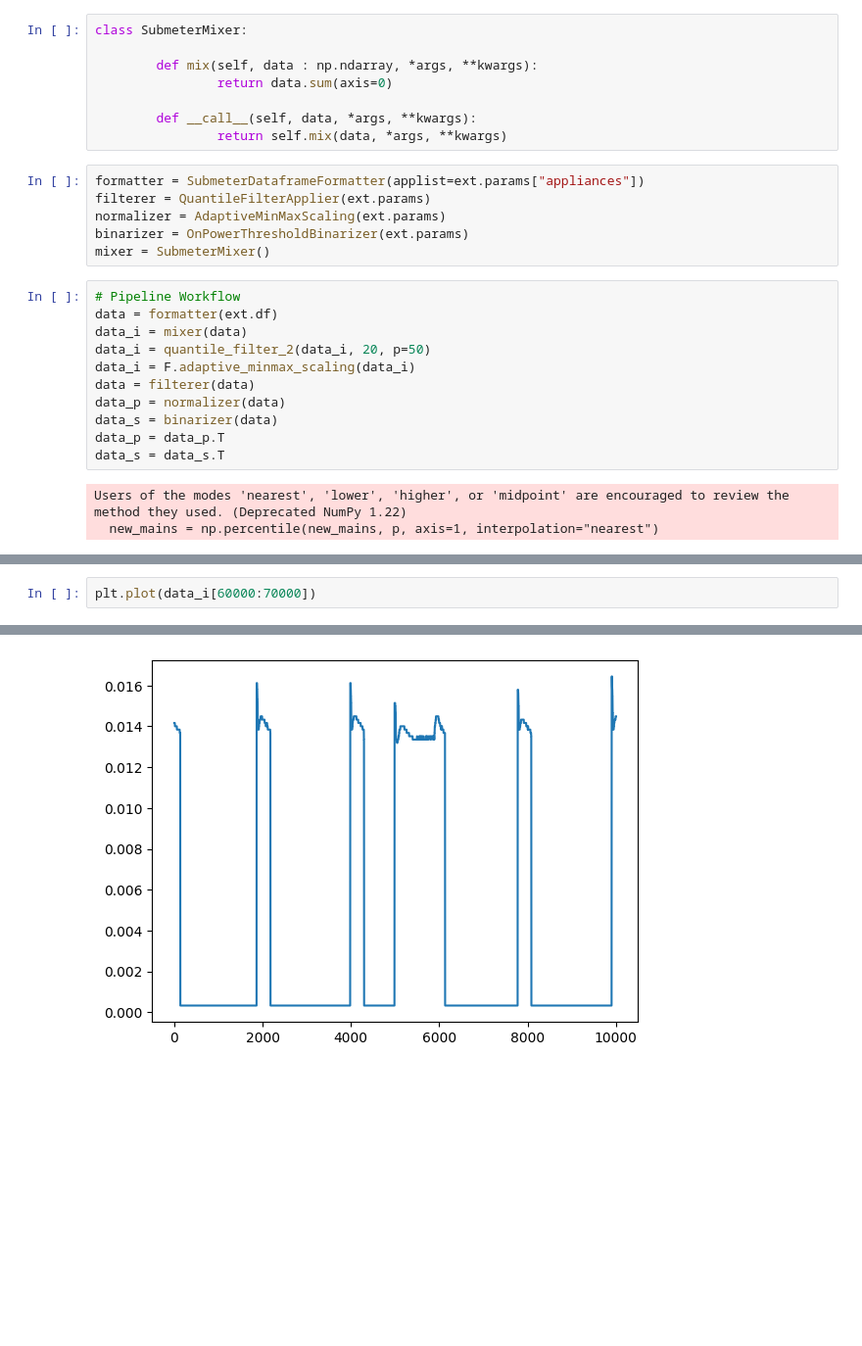
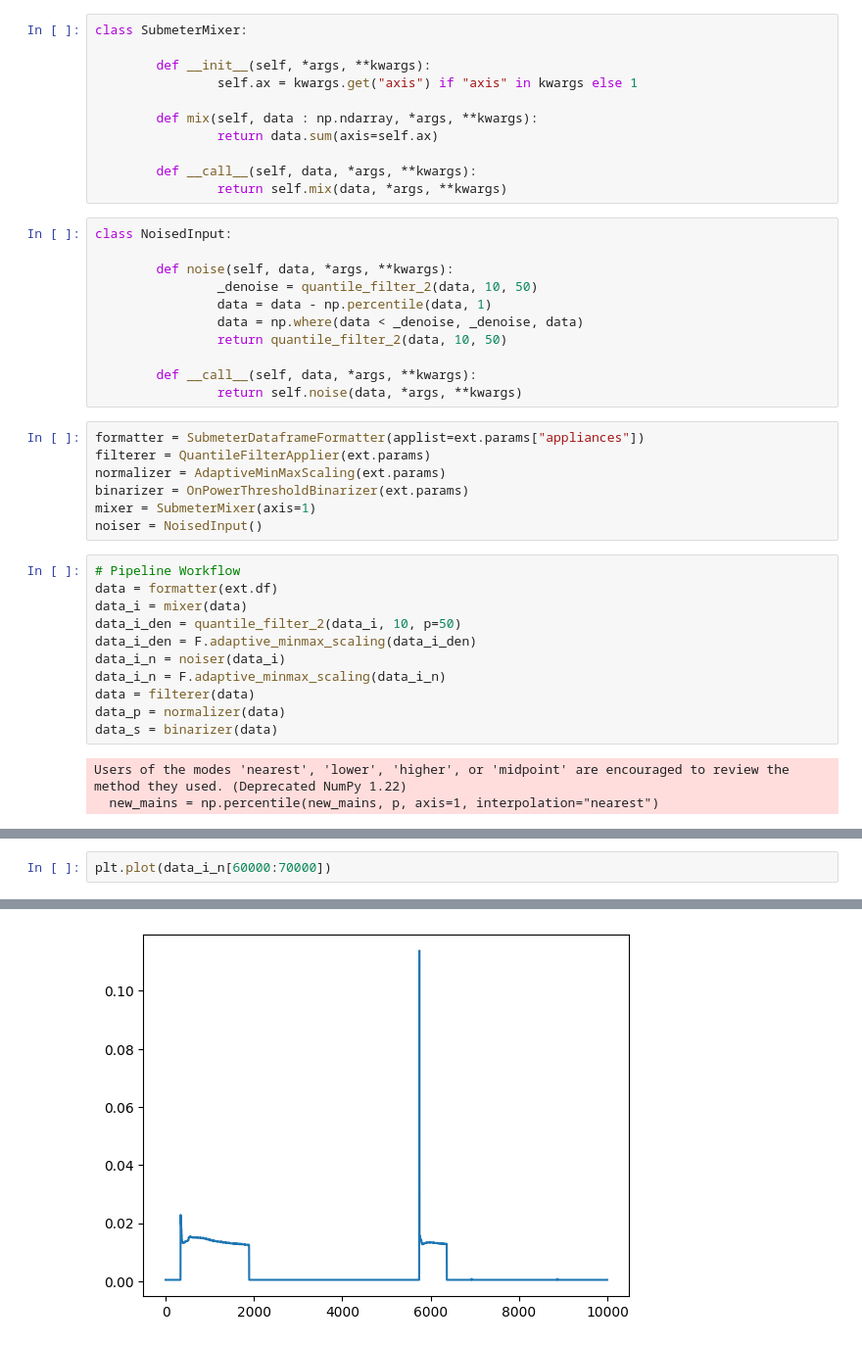
Before and after one commit to MarielTinaco/nilm-tools, a Jupyter notebook: notebooks/Data_Processing_Pipeline.ipynb, the cells around one changed output, grey strips where cells are left out. Shown: that part at 98% size. Saved outputs shown, nothing was run; the diff lists cells and outputs as text; blank space fills up the shorter version.

```diff
--- a/notebooks/Data_Processing_Pipeline.ipynb
+++ b/notebooks/Data_Processing_Pipeline.ipynb
@@ -197,28 +193,43 @@ class OnPowerThresholdBinarizer:
 # %%
 class SubmeterMixer:
 
+        def __init__(self, *args, **kwargs):
+                self.ax = kwargs.get("axis") if "axis" in kwargs else 1
+
         def mix(self, data : np.ndarray, *args, **kwargs):
-                return data.sum(axis=0)
+                return data.sum(axis=self.ax)
 
         def __call__(self, data, *args, **kwargs):
                 return self.mix(data, *args, **kwargs)
+# %%
+class NoisedInput:
+
+        def noise(self, data, *args, **kwargs):
+                _denoise = quantile_filter_2(data, 10, 50)
+                data = data - np.percentile(data, 1)
+                data = np.where(data < _denoise, _denoise, data)
+                return quantile_filter_2(data, 10, 50)
+
+        def __call__(self, data, *args, **kwargs):
+                return self.noise(data, *args, **kwargs)
 # %%
 formatter = SubmeterDataframeFormatter(applist=ext.params["appliances"])
 filterer = QuantileFilterApplier(ext.params)
 normalizer = AdaptiveMinMaxScaling(ext.params)
 binarizer = OnPowerThresholdBinarizer(ext.params)
-mixer = SubmeterMixer()
+mixer = SubmeterMixer(axis=1)
+noiser = NoisedInput()
 # %%
 # Pipeline Workflow
 data = formatter(ext.df)
 data_i = mixer(data)
-data_i = quantile_filter_2(data_i, 20, p=50)
-data_i = F.adaptive_minmax_scaling(data_i)
+data_i_den = quantile_filter_2(data_i, 10, p=50)
+data_i_den = F.adaptive_minmax_scaling(data_i_den)
+data_i_n = noiser(data_i)
+data_i_n = F.adaptive_minmax_scaling(data_i_n)
 data = filterer(data)
 data_p = normalizer(data)
 data_s = binarizer(data)
-data_p = data_p.T
-data_s = data_s.T
 # %% [output]
 Users of the modes 'nearest', 'lower', 'higher', or 'midpoint' are encouraged to review the method they used. (Deprecated NumPy 1.22)
   new_mains = np.percentile(new_mains, p, axis=1, interpolation="nearest")
@@ -225,5 +248,5 @@ Users of the modes 'nearest', 'lower', 'higher', or 'midpoint' are encouraged to
 # %%
-plt.plot(data_i[60000:70000])
+plt.plot(data_i_n[60000:70000])
 # %% [output]
 [<matplotlib.lines.Line2D at 0x...>]
-[figure, old version]
+[figure, new version]
```
Also changed, not shown: parts of 12 cells of this notebook.
